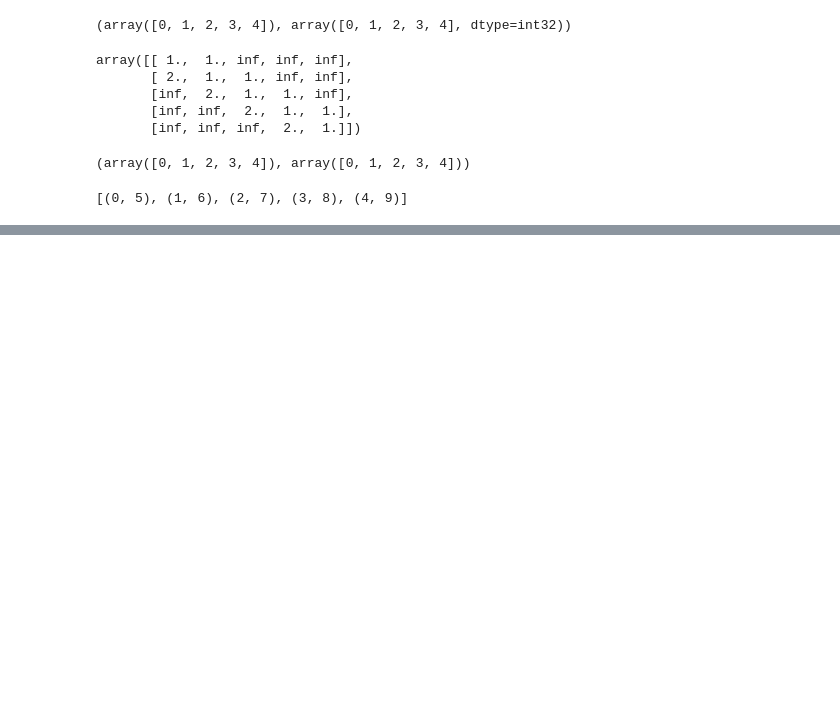
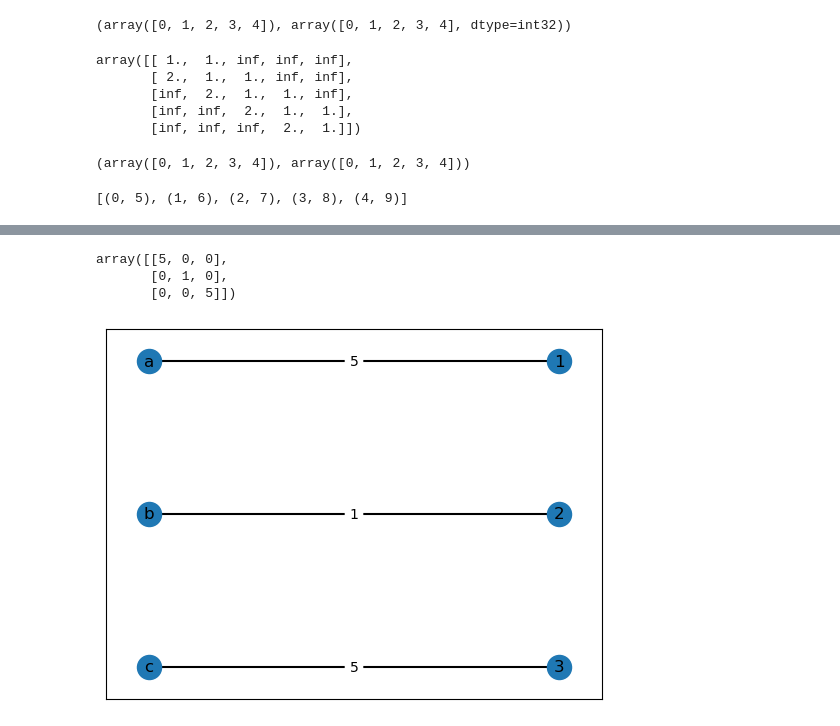
Before and after one commit to yessergire/gumbel-sampler, a Jupyter notebook: Bipartite Graphs.ipynb, the cells around one changed output, grey strips where cells are left out. Saved outputs shown, nothing was run; the diff lists cells and outputs as text; code cells hidden in the pictures; blank space fills up the shorter version.

```diff
--- a/Bipartite Graphs.ipynb
+++ b/Bipartite Graphs.ipynb
@@ -196,3 +231,22 @@ draw_bipartite(g)
+# %%
+B = nx.Graph()
+
+top_nodes = list("abc")
+bottom_nodes = [1,2,3]
+B.add_nodes_from(top_nodes, bipartite=0)
+B.add_nodes_from(bottom_nodes, bipartite=1)
+
+B.add_edge('a', 1, weight=5)
+B.add_edge('b', 2, weight=1)
+B.add_edge('c', 3, weight=5)
+
+draw_bipartite(B, top_nodes, bottom_nodes)
+bipartite.biadjacency_matrix(B, row_order=top_nodes).toarray()
+# %% [output]
+array([[5, 0, 0],
+       [0, 1, 0],
+       [0, 0, 5]])
+[figure, added]
 # %%
 def GumbelNoise(N):
     return -np.log(-np.log(npr.uniform(size=N)))
```
Also changed, not shown: parts of 16 cells of this notebook, 9 other files.
